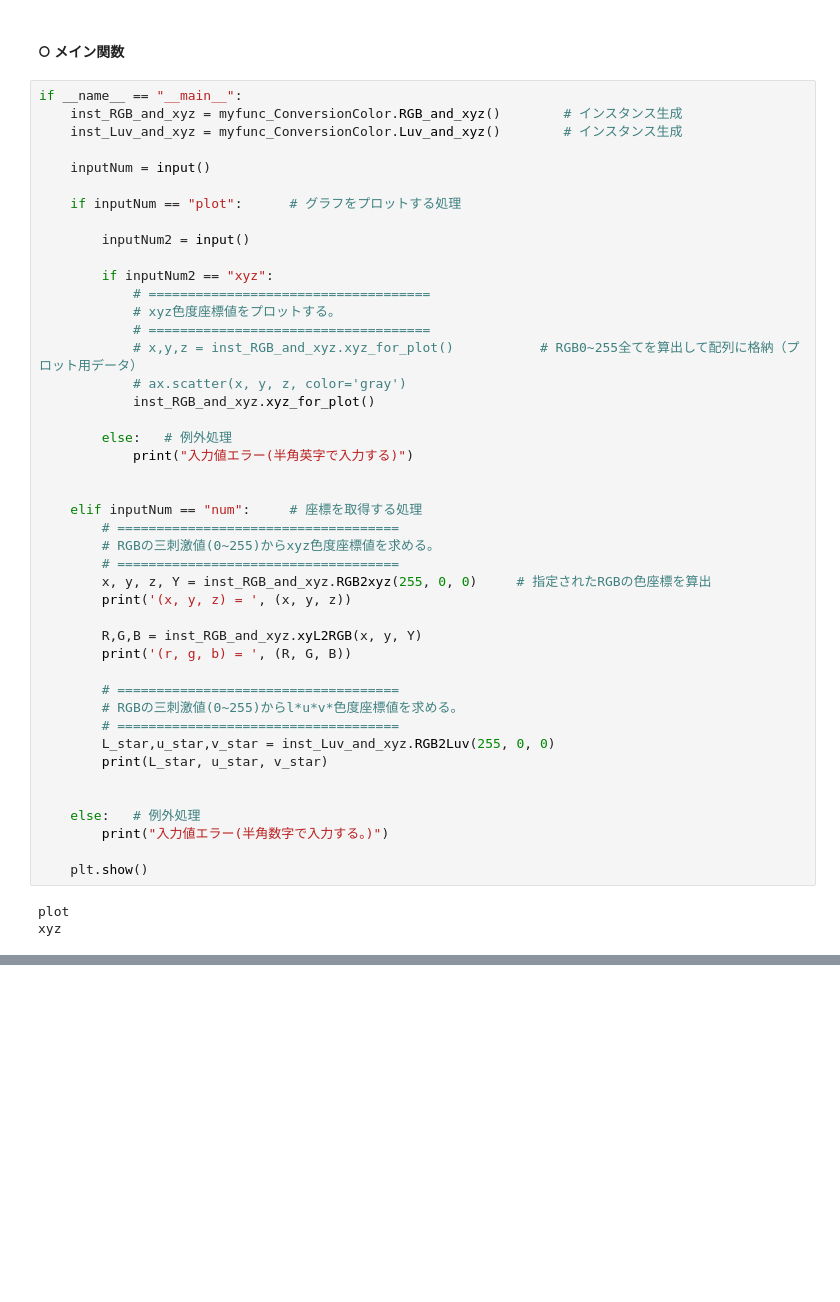
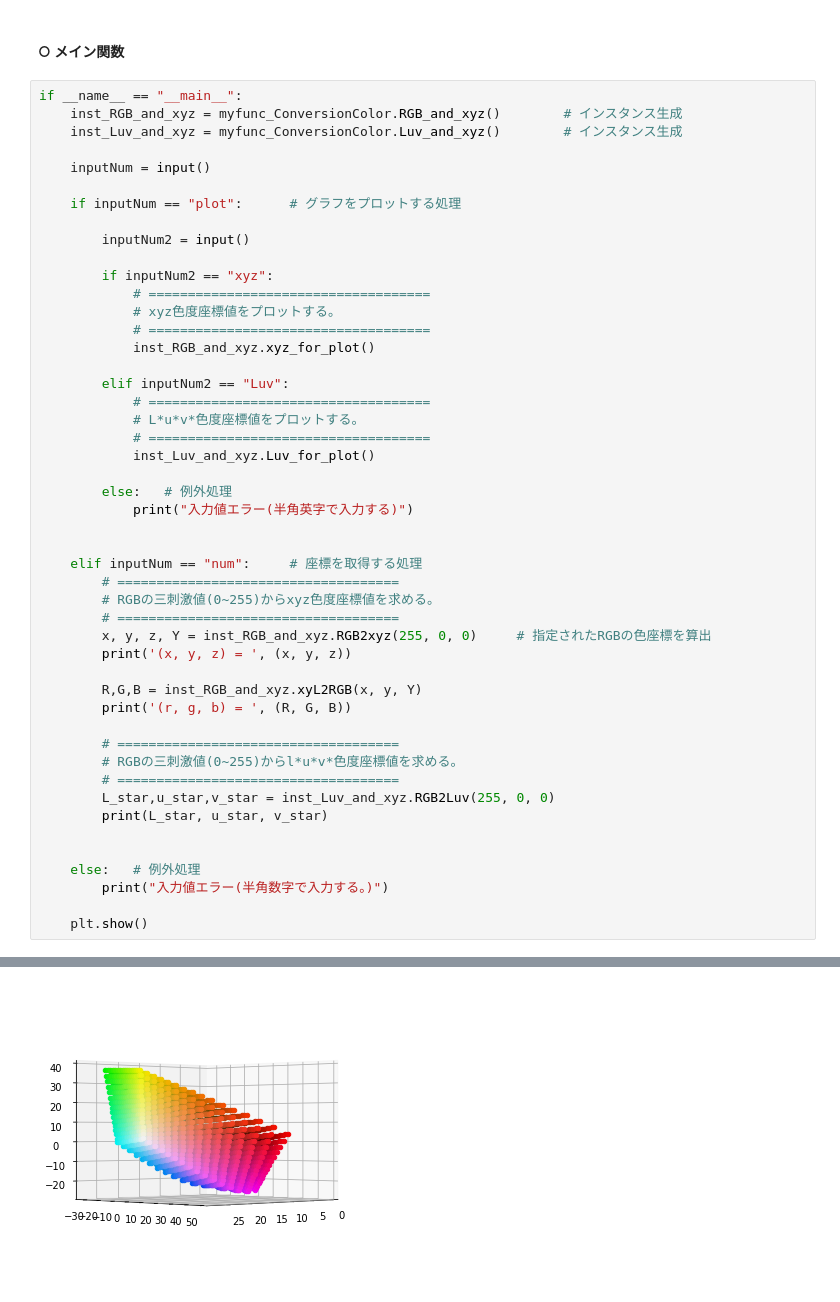
Before and after one commit to Hi-Yone/SanadaLab_ColorConversion, a Jupyter notebook: ColorSpace/Convert_ColorCoodinate.ipynb, the cells around one changed output, grey strips where cells are left out. Drawn from its saved outputs; the diff is of its cells as text; blank space fills up the shorter version.

```diff
--- a/ColorSpace/Convert_ColorCoodinate.ipynb
+++ b/ColorSpace/Convert_ColorCoodinate.ipynb
@@ -52,9 +53,13 @@ if __name__ == "__main__":
             # ====================================
             # xyz色度座標値をプロットする。
             # ====================================
-            # x,y,z = inst_RGB_and_xyz.xyz_for_plot()           # RGB0~255全てを算出して配列に格納（プロット用データ）
-            # ax.scatter(x, y, z, color='gray')
             inst_RGB_and_xyz.xyz_for_plot()
+
+        elif inputNum2 == "Luv":
+            # ====================================
+            # L*u*v*色度座標値をプロットする。
+            # ====================================
+            inst_Luv_and_xyz.Luv_for_plot()
 
         else:   # 例外処理
             print("入力値エラー(半角英字で入力する)")
@@ -82,5 +87,3 @@ if __name__ == "__main__":
 
     plt.show()
 # %% [output]
-plot
-xyz
@@ -88,0 +90 @@ xyz
+[figure, added]
```
Also changed, not shown: parts of 2 cells of this notebook, 3 other files.
